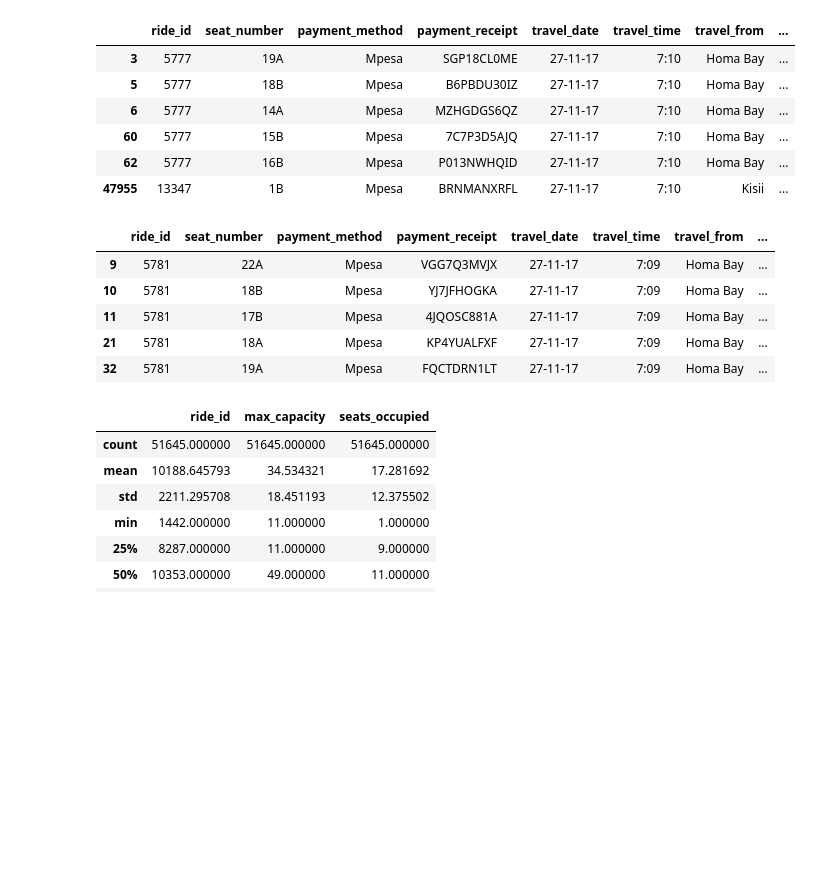
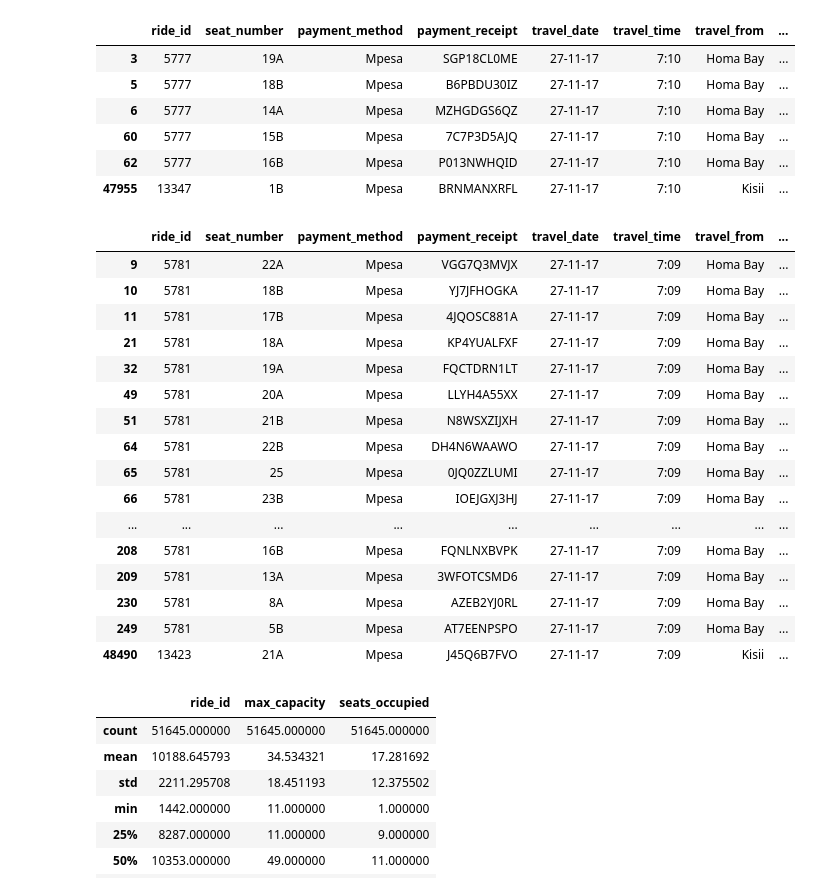
Before and after one commit to shivakumar17/Transport-demand-prediction, a Jupyter notebook: Demand_Prediction_for_Public_Transport_Capstone_Project.ipynb, the cells around one changed output. Cells and saved outputs as stored; diff of their text form; code cells hidden in the pictures; blank space fills up the shorter version.

```diff
--- a/Demand_Prediction_for_Public_Transport_Capstone_Project.ipynb
+++ b/Demand_Prediction_for_Public_Transport_Capstone_Project.ipynb
@@ -131,14 +133,25 @@ df[(df['car_type']=='Bus') & (df['travel_date']=='27-11-17') & (df['travel_time'
 | 62 | 5777 | 16B | Mpesa | P013NWHQID | 27-11-17 | 7:10 | Homa Bay | ... |
 | 47955 | 13347 | 1B | Mpesa | BRNMANXRFL | 27-11-17 | 7:10 | Kisii | ... |
 # %%
-df[(df['car_type']=='Bus') & (df['travel_date']=='27-11-17') & (df['travel_time']=='7:09')].head()
+df[(df['car_type']=='Bus') & (df['travel_date']=='27-11-17') & (df['travel_time']=='7:09')]
 # %% [output]
 |  | ride_id | seat_number | payment_method | payment_receipt | travel_date | travel_time | travel_from | ... |
 | 9 | 5781 | 22A | Mpesa | VGG7Q3MVJX | 27-11-17 | 7:09 | Homa Bay | ... |
 | 10 | 5781 | 18B | Mpesa | YJ7JFHOGKA | 27-11-17 | 7:09 | Homa Bay | ... |
 | 11 | 5781 | 17B | Mpesa | 4JQOSC881A | 27-11-17 | 7:09 | Homa Bay | ... |
 | 21 | 5781 | 18A | Mpesa | KP4YUALFXF | 27-11-17 | 7:09 | Homa Bay | ... |
 | 32 | 5781 | 19A | Mpesa | FQCTDRN1LT | 27-11-17 | 7:09 | Homa Bay | ... |
+| 49 | 5781 | 20A | Mpesa | LLYH4A55XX | 27-11-17 | 7:09 | Homa Bay | ... |
+| 51 | 5781 | 21B | Mpesa | N8WSXZIJXH | 27-11-17 | 7:09 | Homa Bay | ... |
+| 64 | 5781 | 22B | Mpesa | DH4N6WAAWO | 27-11-17 | 7:09 | Homa Bay | ... |
+| 65 | 5781 | 25 | Mpesa | 0JQ0ZZLUMI | 27-11-17 | 7:09 | Homa Bay | ... |
+| 66 | 5781 | 23B | Mpesa | IOEJGXJ3HJ | 27-11-17 | 7:09 | Homa Bay | ... |
+| ... | ... | ... | ... | ... | ... | ... | ... | ... |
+| 208 | 5781 | 16B | Mpesa | FQNLNXBVPK | 27-11-17 | 7:09 | Homa Bay | ... |
+| 209 | 5781 | 13A | Mpesa | 3WFOTCSMD6 | 27-11-17 | 7:09 | Homa Bay | ... |
+| 230 | 5781 | 8A | Mpesa | AZEB2YJ0RL | 27-11-17 | 7:09 | Homa Bay | ... |
+| 249 | 5781 | 5B | Mpesa | AT7EENPSPO | 27-11-17 | 7:09 | Homa Bay | ... |
+| 48490 | 13423 | 21A | Mpesa | J45Q6B7FVO | 27-11-17 | 7:09 | Kisii | ... |
 # %%
 df.describe()
 # %% [output]
```
Also changed, not shown: parts of 10 cells of this notebook.
